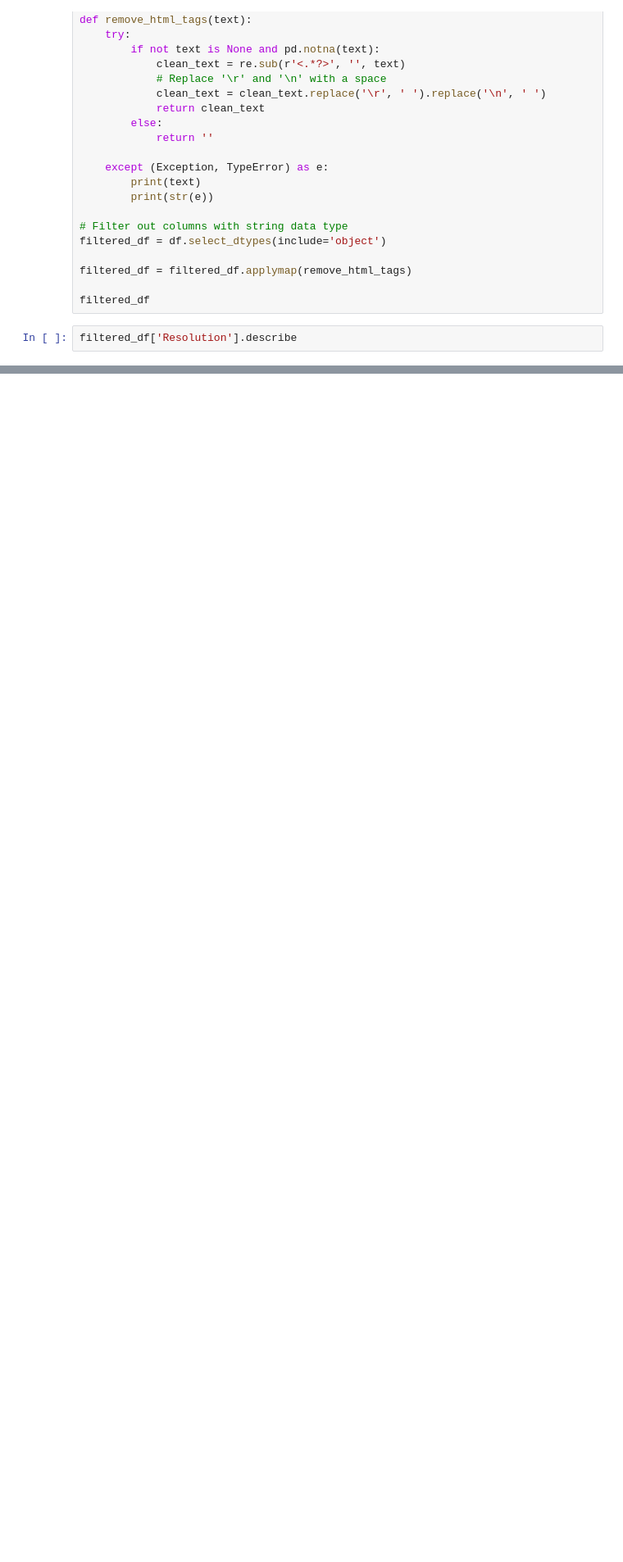
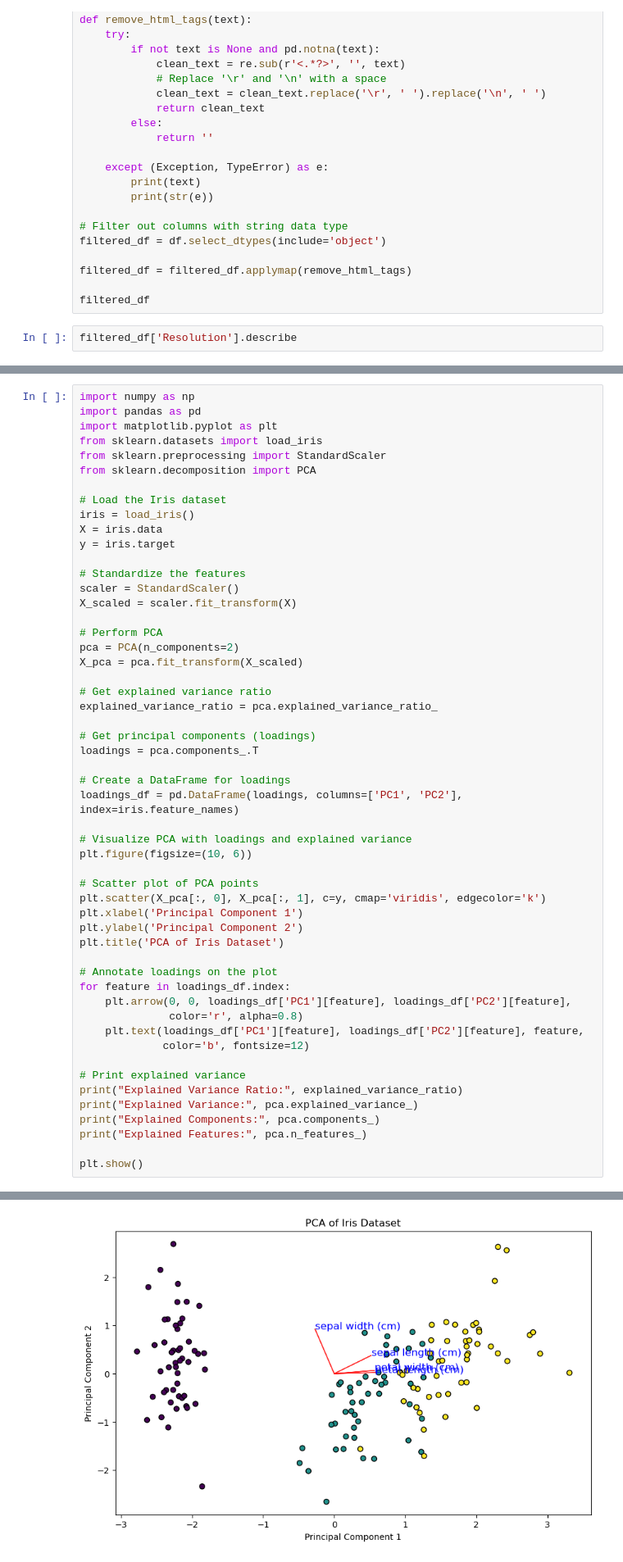
Before and after one commit to Ebenco36/mpvis, a Jupyter notebook: visualizations.ipynb, the cells around one changed output, grey strips where cells are left out. Shown: that part at 82% size. Drawn from its saved outputs; the diff is of its cells as text; blank space fills up the shorter version.

```diff
--- a/visualizations.ipynb
+++ b/visualizations.ipynb
@@ -554,0 +299,54 @@ FileNotFoundError: [Errno 2] No such file or directory: 'c:\\Users\\awotoroe\\De
+# %%
+import numpy as np
+import pandas as pd
+import matplotlib.pyplot as plt
+from sklearn.datasets import load_iris
+from sklearn.preprocessing import StandardScaler
+from sklearn.decomposition import PCA
+
+# Load the Iris dataset
+iris = load_iris()
+X = iris.data
+y = iris.target
+
+# Standardize the features
+scaler = StandardScaler()
+X_scaled = scaler.fit_transform(X)
+
+# Perform PCA
+pca = PCA(n_components=2)
+X_pca = pca.fit_transform(X_scaled)
+
+# Get explained variance ratio
+explained_variance_ratio = pca.explained_variance_ratio_
+
+# Get principal components (loadings)
+loadings = pca.components_.T
+
+# Create a DataFrame for loadings
+loadings_df = pd.DataFrame(loadings, columns=['PC1', 'PC2'], index=iris.feature_names)
+
+# Visualize PCA with loadings and explained variance
+plt.figure(figsize=(10, 6))
+
+# Scatter plot of PCA points
+plt.scatter(X_pca[:, 0], X_pca[:, 1], c=y, cmap='viridis', edgecolor='k')
+plt.xlabel('Principal Component 1')
+plt.ylabel('Principal Component 2')
+plt.title('PCA of Iris Dataset')
+
+# Annotate loadings on the plot
+for feature in loadings_df.index:
+    plt.arrow(0, 0, loadings_df['PC1'][feature], loadings_df['PC2'][feature],
+              color='r', alpha=0.8)
+    plt.text(loadings_df['PC1'][feature], loadings_df['PC2'][feature], feature,
+             color='b', fontsize=12)
+
+# Print explained variance
+print("Explained Variance Ratio:", explained_variance_ratio)
+print("Explained Variance:", pca.explained_variance_)
+print("Explained Components:", pca.components_)
+print("Explained Features:", pca.n_features_)
+
+plt.show()
+# %% [output]
@@ -554,0 +358 @@ FileNotFoundError: [Errno 2] No such file or directory: 'c:\\Users\\awotoroe\\De
+[figure, added]
```
Also changed, not shown: parts of 37 cells of this notebook, 23 other files.
